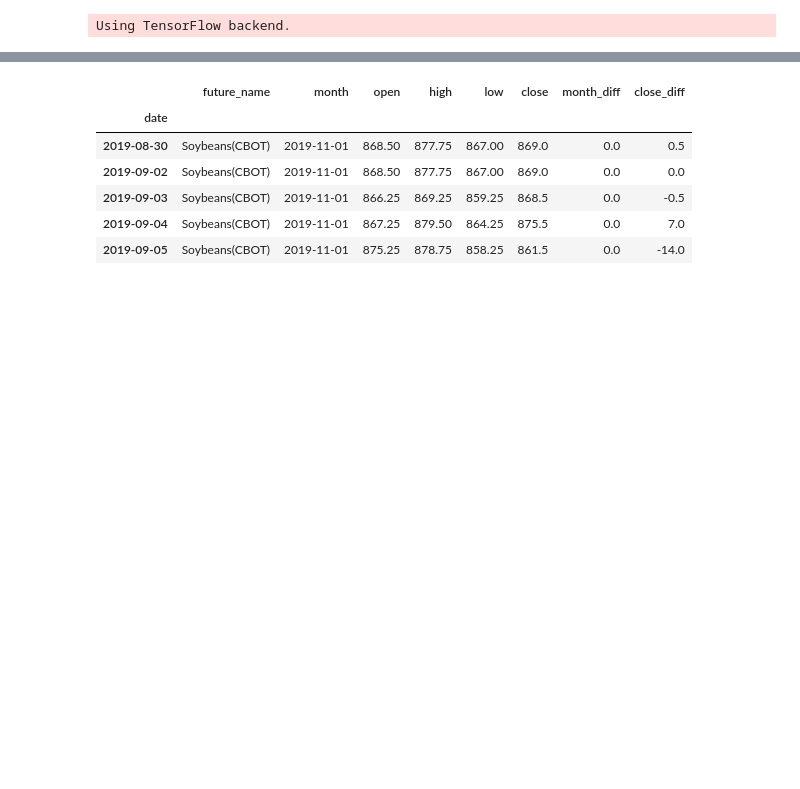
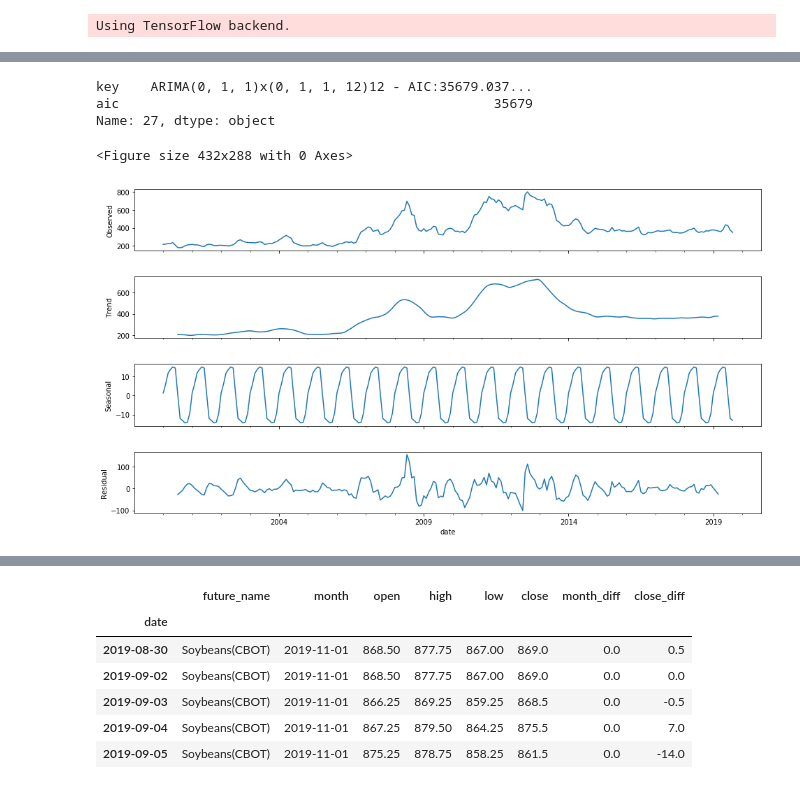
Before and after one commit to Pballer/futures_timeseries_analysis, a Jupyter notebook: format_mrci.ipynb, the cells around one changed output, grey strips where cells are left out. Cells and saved outputs as stored; diff of their text form; code cells hidden in the pictures; blank space fills up the shorter version.

Commit message:
Corn seasonal analysis.

```diff
--- a/format_mrci.ipynb
+++ b/format_mrci.ipynb
@@ -72,0 +76,11 @@ futures_all.loc[:, 'open':] = futures_all.loc[:, 'open':].applymap(np.double)
+# %%
+def get_monthly_average(close):
+    average =  close.resample('m').mean()
+    return average
+# %%
+def seasonal_charts(close, freq):
+    decomposition = seasonal_decompose(close, freq=freq)
+    fig = plt.figure()
+    fig = decomposition.plot();
+    fig.set_size_inches(15, 8)
+    return decomposition
@@ -72,0 +142,10 @@ futures_all.loc[:, 'open':] = futures_all.loc[:, 'open':].applymap(np.double)
+# %%
+pdq_results = find_optimal_pdq(corn.close, 12)
+# %% [output]
+key    ARIMA(0, 1, 1)x(0, 1, 1, 12)12 - AIC:35679.037...
+aic                                                35679
+Name: 27, dtype: object
+# %%
+corn = get_front_month(CORN, futures_all)
+# %%
+corn_monthly = get_monthly_average(corn.close)
@@ -72,0 +154,5 @@ futures_all.loc[:, 'open':] = futures_all.loc[:, 'open':].applymap(np.double)
+# %%
+seasonal_charts(corn_monthly, 12);
+# %% [output]
+<Figure size 432x288 with 0 Axes>
+[figure, added]
```
Also changed, not shown: parts of 26 cells of this notebook.
